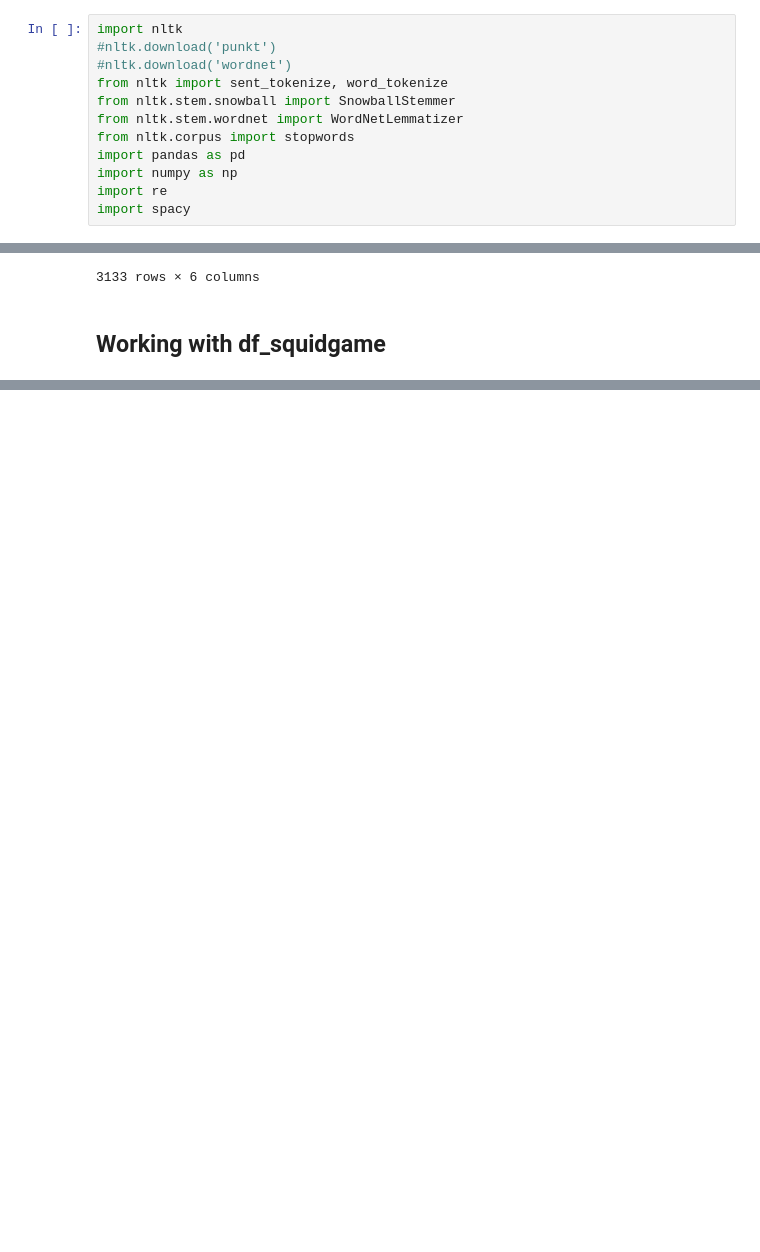
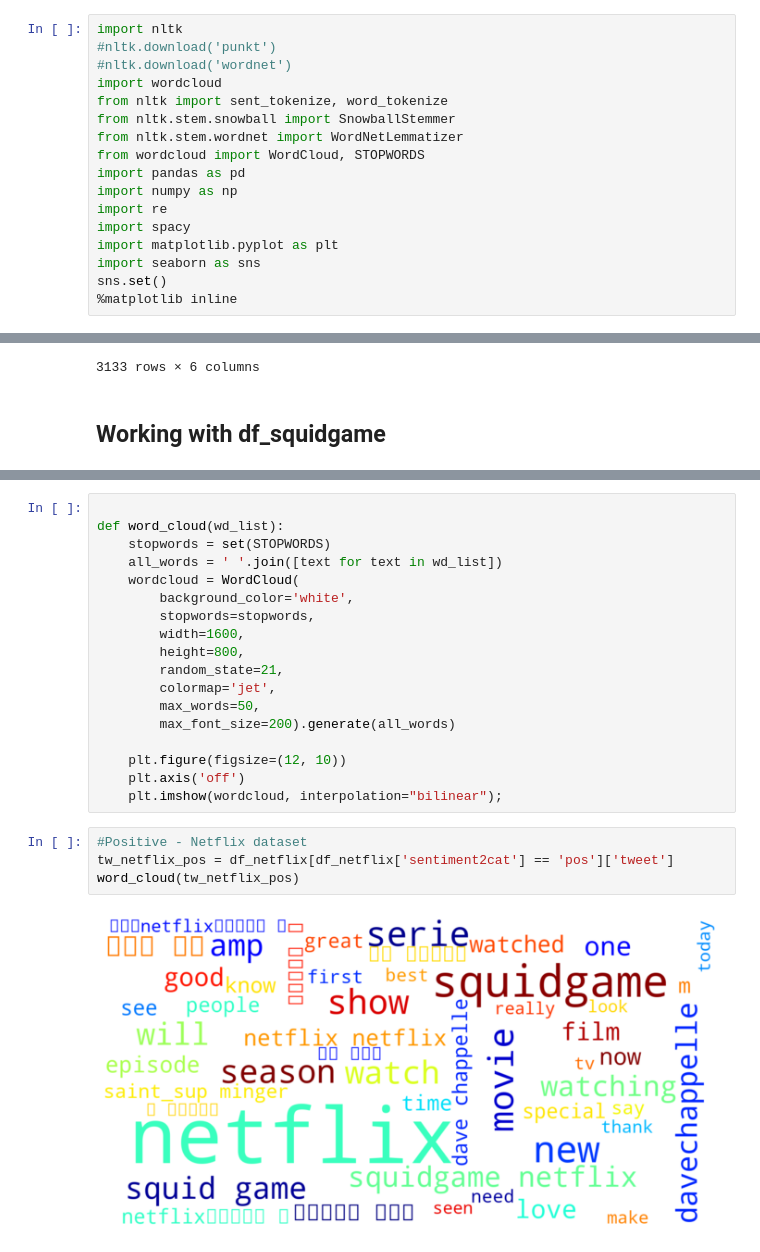
Before and after one commit to minhhienvo368/challenge-sentiment-analysis, a Jupyter notebook: notebooks/data_analysing.ipynb, the cells around one changed output, grey strips where cells are left out. Cells and saved outputs as stored; diff of their text form; blank space fills up the shorter version.

```diff
--- a/notebooks/data_analysing.ipynb
+++ b/notebooks/data_analysing.ipynb
@@ -2,14 +2,19 @@
 import nltk
 #nltk.download('punkt')
 #nltk.download('wordnet')
+import wordcloud
 from nltk import sent_tokenize, word_tokenize
 from nltk.stem.snowball import SnowballStemmer
 from nltk.stem.wordnet import WordNetLemmatizer
-from nltk.corpus import stopwords
+from wordcloud import WordCloud, STOPWORDS
 import pandas as pd
 import numpy as np
 import re
 import spacy
+import matplotlib.pyplot as plt
+import seaborn as sns
+sns.set()
+%matplotlib inline
 # %%
 # Import datasets
 print("Loading data")
@@ -44,0 +82,24 @@ df_maid
+# %%
+
+def word_cloud(wd_list):
+    stopwords = set(STOPWORDS)
+    all_words = ' '.join([text for text in wd_list])
+    wordcloud = WordCloud(
+        background_color='white',
+        stopwords=stopwords,
+        width=1600,
+        height=800,
+        random_state=21,
+        colormap='jet',
+        max_words=50,
+        max_font_size=200).generate(all_words)
+
+    plt.figure(figsize=(12, 10))
+    plt.axis('off')
+    plt.imshow(wordcloud, interpolation="bilinear");
+# %%
+#Positive - Netflix dataset
+tw_netflix_pos = df_netflix[df_netflix['sentiment2cat'] == 'pos']['tweet']
+word_cloud(tw_netflix_pos)
+# %% [output]
+[figure, added]
```
Also changed, not shown: parts of 8 cells of this notebook, 19 other files.
